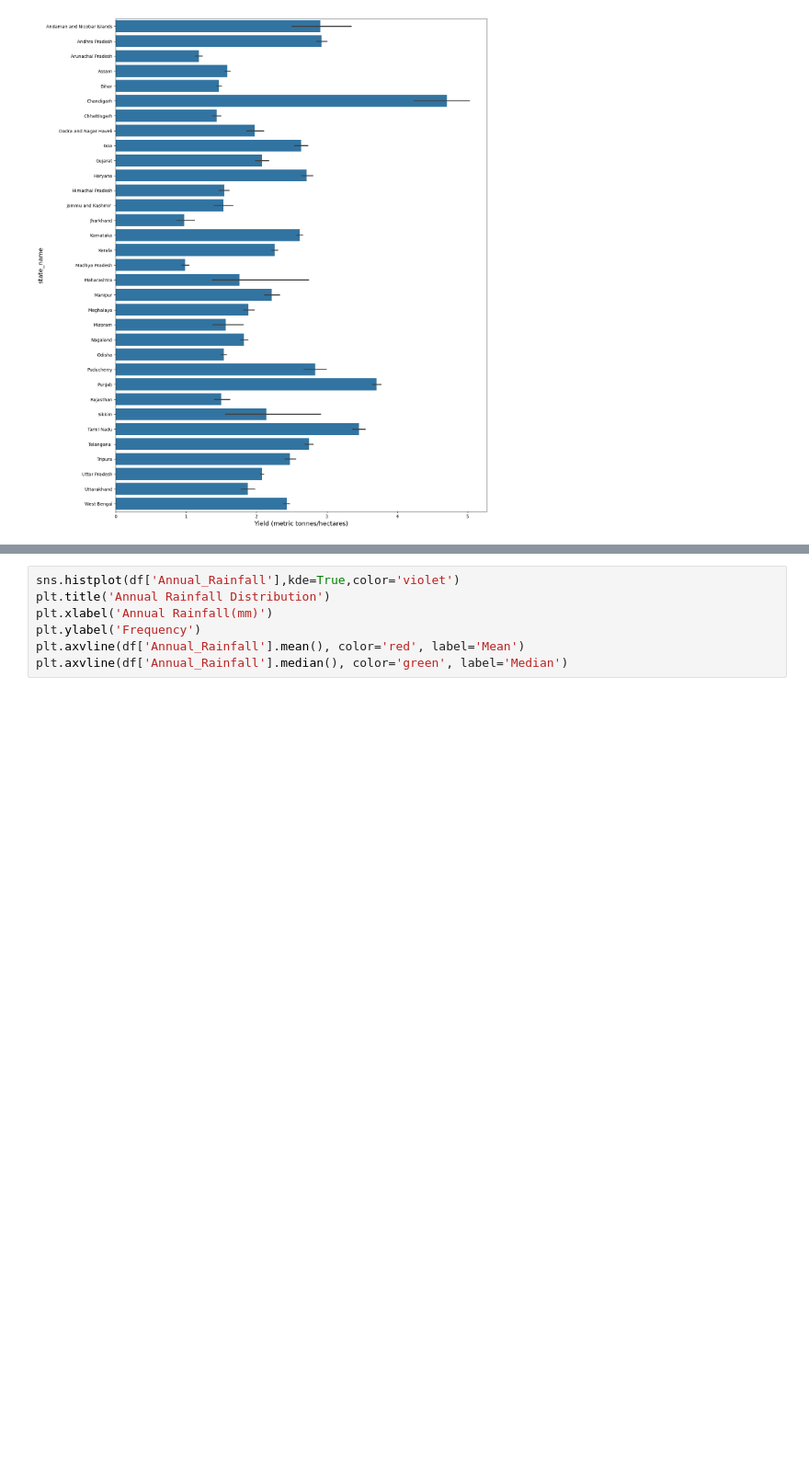
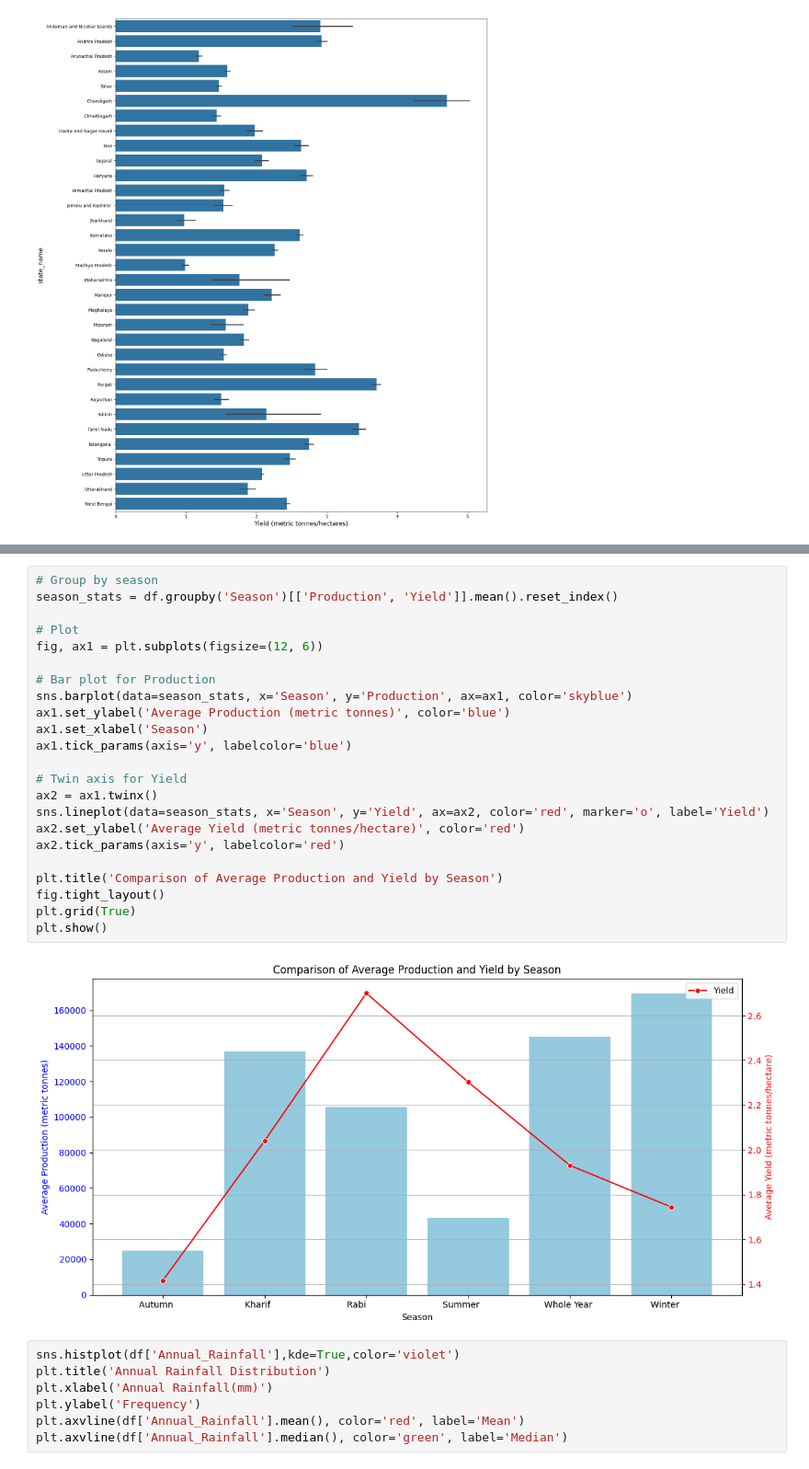
Before and after one commit to jithendranaidupothala/datascienceproject-23030594, a Jupyter notebook: datascienceproject.ipynb, the cells around one changed output, grey strips where cells are left out. Shown at 92% size. Saved outputs shown, nothing was run; the diff lists cells and outputs as text; blank space fills up the shorter version.

```diff
--- a/datascienceproject.ipynb
+++ b/datascienceproject.ipynb
@@ -125,3 +121,28 @@ Text(0, 0.5, 'state_name')
+# %%
+# Group by season
+season_stats = df.groupby('Season')[['Production', 'Yield']].mean().reset_index()
+
+# Plot
+fig, ax1 = plt.subplots(figsize=(12, 6))
+
+# Bar plot for Production
+sns.barplot(data=season_stats, x='Season', y='Production', ax=ax1, color='skyblue')
+ax1.set_ylabel('Average Production (metric tonnes)', color='blue')
+ax1.set_xlabel('Season')
+ax1.tick_params(axis='y', labelcolor='blue')
+
+# Twin axis for Yield
+ax2 = ax1.twinx()
+sns.lineplot(data=season_stats, x='Season', y='Yield', ax=ax2, color='red', marker='o', label='Yield')
+ax2.set_ylabel('Average Yield (metric tonnes/hectare)', color='red')
+ax2.tick_params(axis='y', labelcolor='red')
+
+plt.title('Comparison of Average Production and Yield by Season')
+fig.tight_layout()
+plt.grid(True)
+plt.show()
+# %% [output]
+[figure, added]
 # %%
 sns.histplot(df['Annual_Rainfall'],kde=True,color='violet')
 plt.title('Annual Rainfall Distribution')
```
Also changed, not shown: parts of 4 cells of this notebook.
